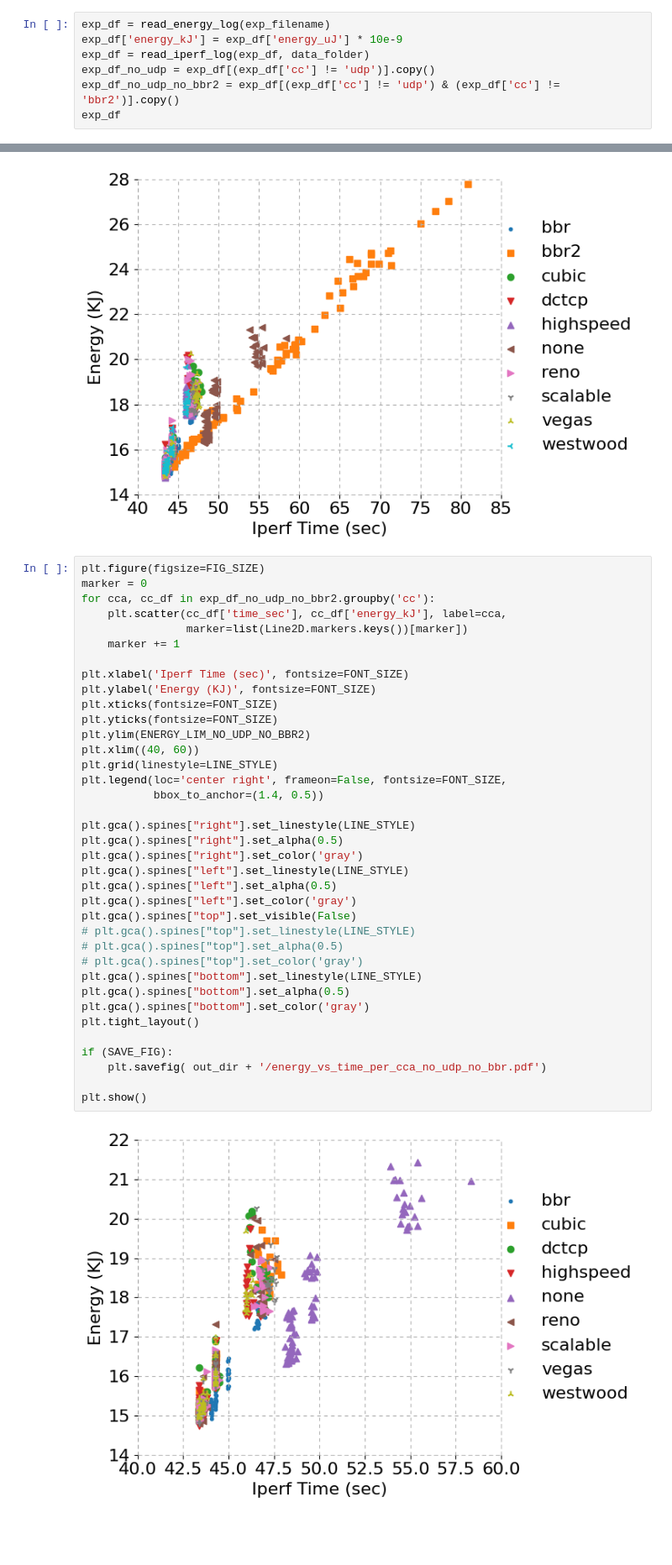
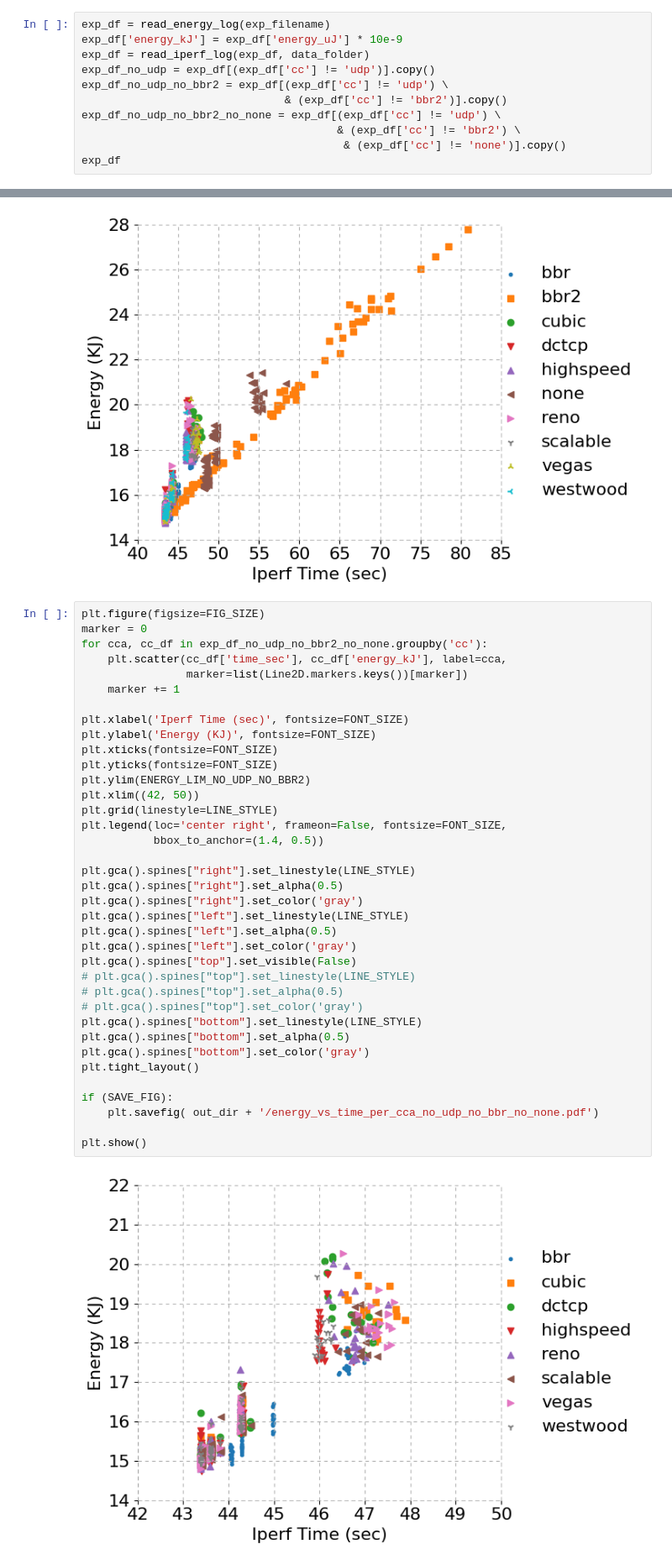
Before and after one commit to serhatarslan-hub/power-of-cc, a Jupyter notebook: analysis/iperf_analysis_for_energy.ipynb, the cells around one changed output, grey strips where cells are left out. Shown at 84% size. Drawn from its saved outputs; the diff is of its cells as text; blank space fills up the shorter version.

```diff
--- a/analysis/iperf_analysis_for_energy.ipynb
+++ b/analysis/iperf_analysis_for_energy.ipynb
@@ -111,7 +111,11 @@ exp_df = read_energy_log(exp_filename)
 exp_df['energy_kJ'] = exp_df['energy_uJ'] * 10e-9
 exp_df = read_iperf_log(exp_df, data_folder)
 exp_df_no_udp = exp_df[(exp_df['cc'] != 'udp')].copy()
-exp_df_no_udp_no_bbr2 = exp_df[(exp_df['cc'] != 'udp') & (exp_df['cc'] != 'bbr2')].copy()
+exp_df_no_udp_no_bbr2 = exp_df[(exp_df['cc'] != 'udp') \
+                               & (exp_df['cc'] != 'bbr2')].copy()
+exp_df_no_udp_no_bbr2_no_none = exp_df[(exp_df['cc'] != 'udp') \
+                                       & (exp_df['cc'] != 'bbr2') \
+                                        & (exp_df['cc'] != 'none')].copy()
 exp_df
 # %% [output]
 |  | cc | mtu | cnt | energy_uJ | energy_kJ | total_cpu_util_percent | user_cpu_util_percent | ... |
@@ -488,42 +492,42 @@ plt.show()
 # %%
 plt.figure(figsize=FIG_SIZE)
 marker = 0
-for cca, cc_df in exp_df_no_udp_no_bbr2.groupby('cc'):
+for cca, cc_df in exp_df_no_udp_no_bbr2_no_none.groupby('cc'):
     plt.scatter(cc_df['time_sec'], cc_df['energy_kJ'], label=cca,
                 marker=list(Line2D.markers.keys())[marker])
     marker += 1
 
 plt.xlabel('Iperf Time (sec)', fontsize=FONT_SIZE)
 plt.ylabel('Energy (KJ)', fontsize=FONT_SIZE)
 plt.xticks(fontsize=FONT_SIZE)
 plt.yticks(fontsize=FONT_SIZE)
 plt.ylim(ENERGY_LIM_NO_UDP_NO_BBR2)
-plt.xlim((40, 60))
+plt.xlim((42, 50))
 plt.grid(linestyle=LINE_STYLE)
 plt.legend(loc='center right', frameon=False, fontsize=FONT_SIZE,
            bbox_to_anchor=(1.4, 0.5))
 
 plt.gca().spines["right"].set_linestyle(LINE_STYLE)
 plt.gca().spines["right"].set_alpha(0.5)
 plt.gca().spines["right"].set_color('gray')
 plt.gca().spines["left"].set_linestyle(LINE_STYLE)
 plt.gca().spines["left"].set_alpha(0.5)
 plt.gca().spines["left"].set_color('gray')
 plt.gca().spines["top"].set_visible(False)
 # plt.gca().spines["top"].set_linestyle(LINE_STYLE)
 # plt.gca().spines["top"].set_alpha(0.5)
 # plt.gca().spines["top"].set_color('gray')
 plt.gca().spines["bottom"].set_linestyle(LINE_STYLE)
 plt.gca().spines["bottom"].set_alpha(0.5)
 plt.gca().spines["bottom"].set_color('gray')
 plt.tight_layout()
 
 if (SAVE_FIG):
-    plt.savefig( out_dir + '/energy_vs_time_per_cca_no_udp_no_bbr.pdf')
+    plt.savefig( out_dir + '/energy_vs_time_per_cca_no_udp_no_bbr_no_none.pdf')
 
 plt.show()
 # %% [output]
-[figure, old version]
+[figure, new version]
 # %%
 exp_df['gbps'] = exp_df['bps'] * 1e-9
 exp_df.plot.scatter(y='energy_kJ', x='gbps', c='mtu', colormap=cmap, norm=norm, s=16)
```
Also changed, not shown: parts of 10 cells of this notebook, 24 other files.
